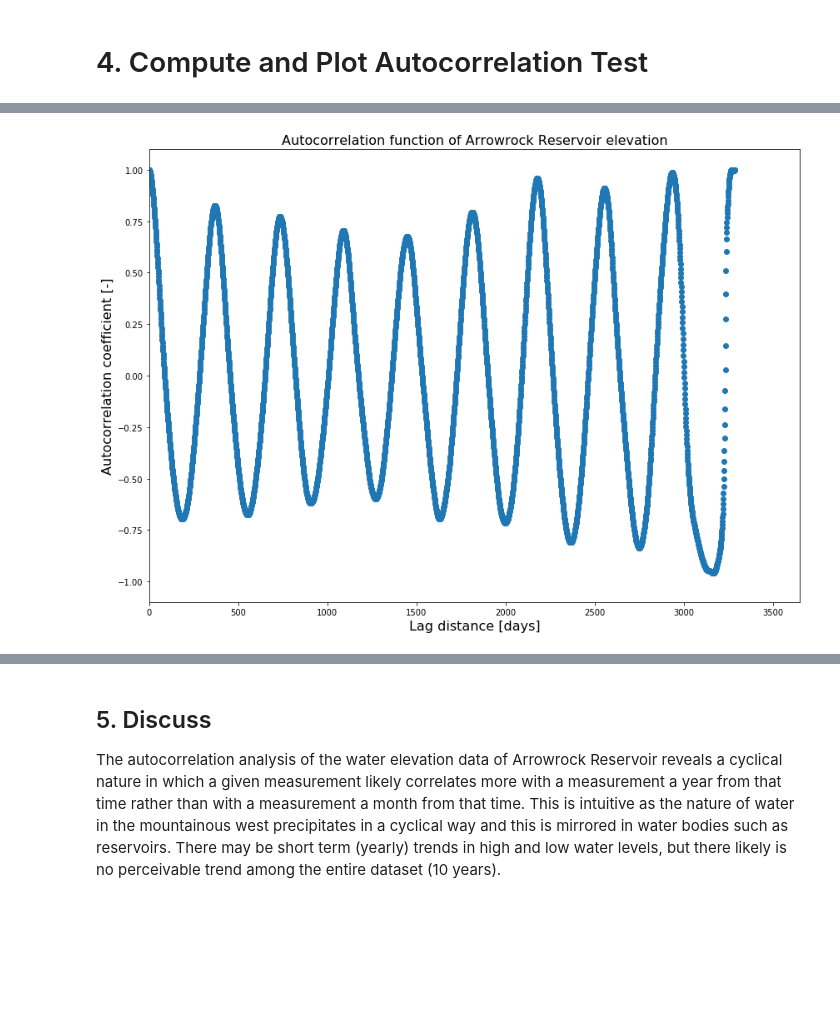
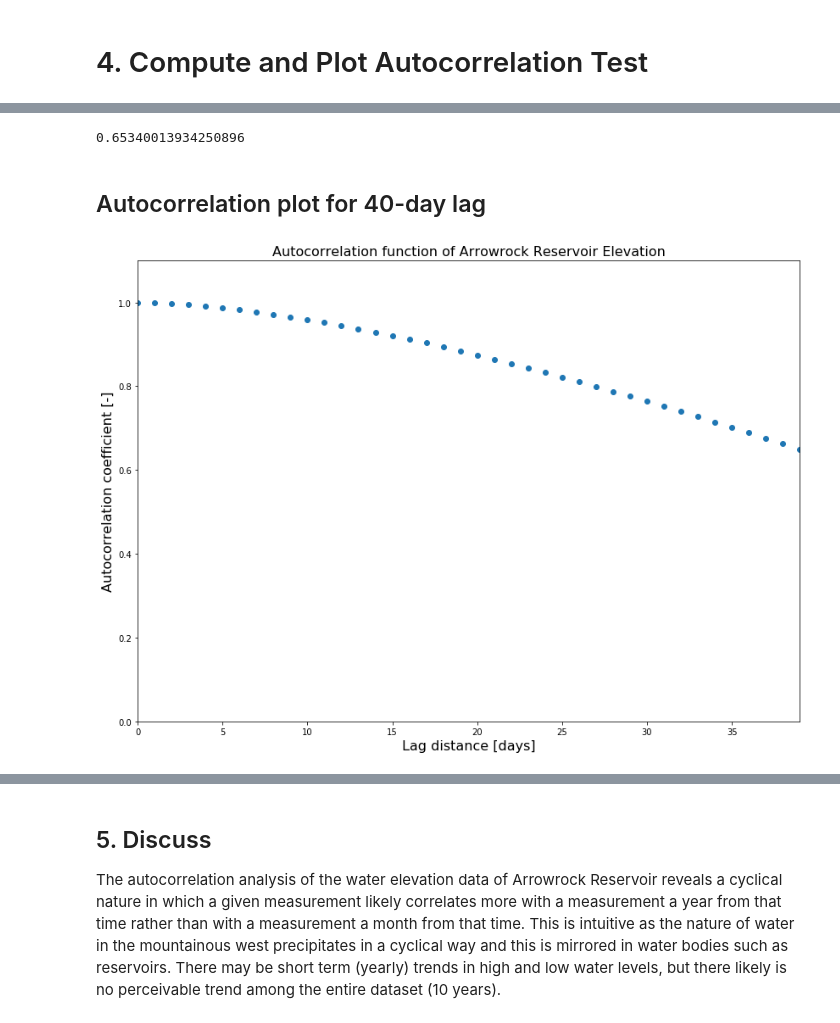
Before and after one commit to lwomeldo/Hydrologic-Modeling, a Jupyter notebook: Assignment1.ipynb, the cells around one changed output, grey strips where cells are left out. Cells and saved outputs as stored; diff of their text form; code cells hidden in the pictures; blank space fills up the shorter version.

```diff
--- a/Assignment1.ipynb
+++ b/Assignment1.ipynb
@@ -65,0 +101,12 @@ The ADF statistic of the Arrowrock Reservoir elevation dataset is smaller than e
+# %%
+# Index data with 40 day lags
+Et   = E[40:-1]
+Etmk = E[0:-(41)]
+
+# Use Matplotlib to create a scatter plot of these two time series, create a title and label axes
+plt.figure(figsize=(14,10))
+plt.plot(Etmk,Et,'o')
+plt.title('How correlated is reservoir elevation today with elevation 40 days ago',fontsize=16)
+plt.xlabel('$E_{t-40}$ m$^3$/s',fontsize=16)
+plt.ylabel('$E_t$ m$^3$/s',fontsize=16)
+plt.show()
@@ -66,32 +115,38 @@ The ADF statistic of the Arrowrock Reservoir elevation dataset is smaller than e
+# %%
+R = np.corrcoef(Etmk,Et)
+R[1,0]
+# %% [output]
+0.65340013934250896
+# %% [markdown]
+## Autocorrelation plot for 40-day lag
 # %%
-Et   = E[3650:-1]
-Etmk = E[0:-(3651)]
-
-# Use Matplotlib to create a scatter plot of these two time series, create a title and label axes
-
-R = np.corrcoef(Etmk,Et)
-R[1,0]
-
-Nk = 3650
+Nk = 40 # Set 40 day lag
 K  = np.arange(0,Nk,1)
 Rk = np.zeros((Nk,1))
 
 for k in K:
     Et   = E[k:-1]
     Etmk = E[0:-(1+k)]
     R = np.corrcoef(Etmk,Et)
     Rk[k] = R[1,0]
 
+Ep = E - np.mean(E)
+
+autocovs2 = np.correlate(Ep, Ep, mode='full')
+
+N = autocovs2.size
+
+autocovs2_oneside = autocovs2[N//2:]
+
+autocorrs2_oneside = autocovs2_oneside/autocovs2_oneside[0]
 
 plt.figure(figsize=(14,10))
-plt.plot(K,Rk,'o')
+plt.plot(K,autocorrs2_oneside[0:Nk],'o')
+plt.ylim(0.0,1.1)
 plt.xlim(0.0,np.amax(K.astype(float)))
-plt.ylim(-1.1,1.1)
-plt.title('Autocorrelation function of Arrowrock Reservoir elevation',fontsize=16)
+plt.title('Autocorrelation function of Arrowrock Reservoir Elevation',fontsize=16)
 plt.xlabel('Lag distance [days]',fontsize=16)
 plt.ylabel('Autocorrelation coefficient [-]',fontsize=16)
 plt.show()
-
-# The autocorrelation of 5 years of data shows that a trend over time is unlikely within these data.
 # %% [output]
-[figure, old version]
+[figure, new version]
```
Also changed, not shown: parts of 9 cells of this notebook.
